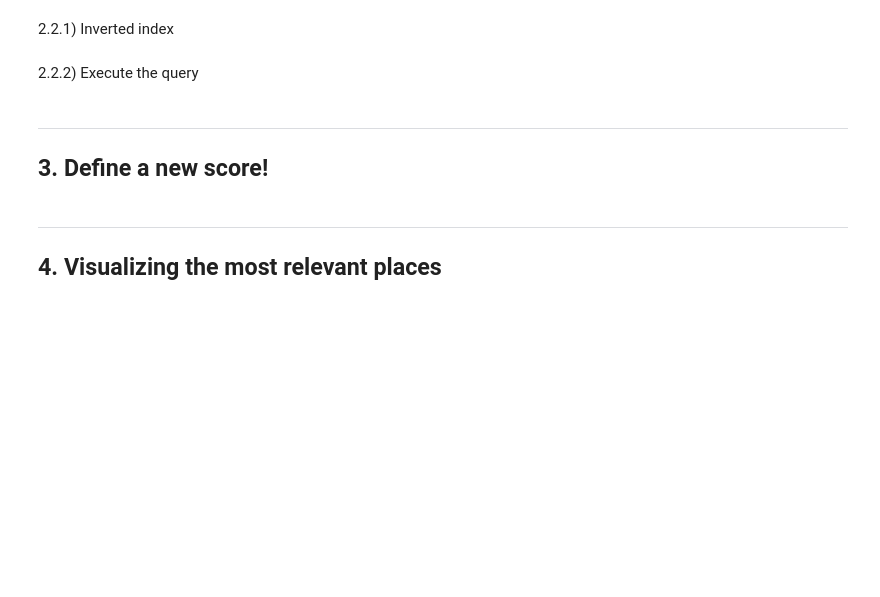
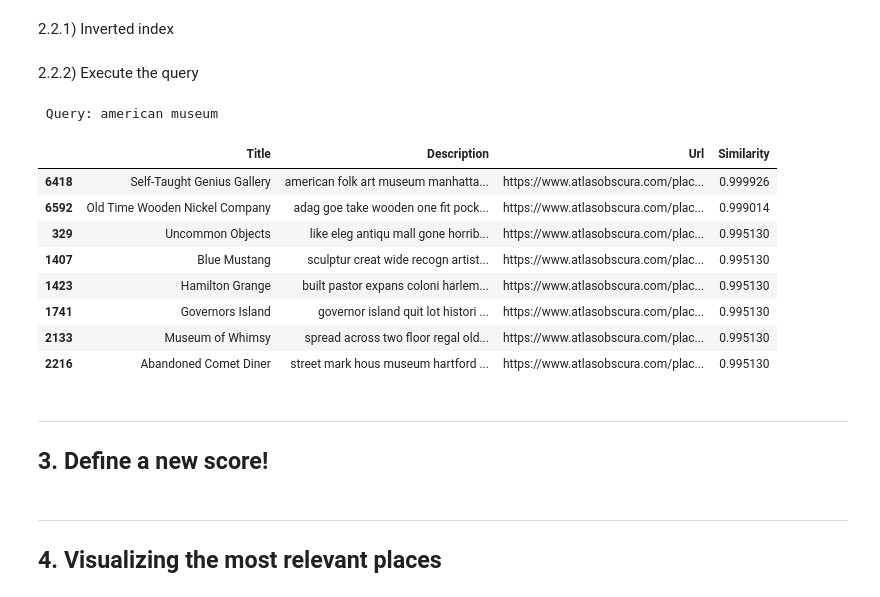
Before and after one commit to Matteo-Candi/ADM_HW3, a Jupyter notebook: main.ipynb, the cells around one changed output. Drawn from its saved outputs; the diff is of its cells as text; code cells hidden in the pictures; blank space fills up the shorter version.

```diff
--- a/main.ipynb
+++ b/main.ipynb
@@ -297,5 +299,27 @@ search_engine_1(df, 'american museum')
 ### 2.2. Conjunctive query & Ranking score
 # %% [markdown]
 2.2.1) Inverted index
+# %%
+df = pd.read_csv('locations_data.tsv', sep='\t')
+data = df.placeDesc
+
+tfidf_vectorizer = TfidfVectorizer(use_idf=True)
+tfidf_vectorizer_vectors = tfidf_vectorizer.fit_transform(data).todense()
+
+vocabulary = tfidf_vectorizer.vocabulary_
+ifidf_table = pd.DataFrame(tfidf_vectorizer_vectors)
+n, m = ifidf_table.shape
+# %%
+inverted_index_2 = {}
+for word in tqdm(range(m)):
+    inverted_index_2[word] = [(doc, ifidf_table[word].loc[doc]) for doc in range(n) if ifidf_table[word].loc[doc] != 0]
+
+# we have saved in and external file the inverted_index_1 to not compute it everytime. We import the dictionary in the function below
 # %% [markdown]
 2.2.2) Execute the query
+# %%
+# creating the function to compute the cosine similarity between the query and the documents
+
+def cosine_similarity(q, d):
+    value = np.dot(q, d) / (norm(q) * norm(d))
+    return value.item()
@@ -302,3 +367,20 @@ search_engine_1(df, 'american museum')
+# %%
+# using this second search engine we get as results the k-top best much to our query based on cosine similarity.
+# If the there is more than one match with same value of this score we ordered the results by their index
+# (following the order of the website)
+
+search_engine_2(df, 'american museum', 8)
+# %% [output]
+ Query: american museum
+|  | Title | Description | Url | Similarity |
+| 6418 | Self-Taught Genius Gallery | american folk art museum manhatta... | https://www.atlasobscura.com/plac... | 0.999926 |
+| 6592 | Old Time Wooden Nickel Company | adag goe take wooden one fit pock... | https://www.atlasobscura.com/plac... | 0.999014 |
+| 329 | Uncommon Objects | like eleg antiqu mall gone horrib... | https://www.atlasobscura.com/plac... | 0.995130 |
+| 1407 | Blue Mustang | sculptur creat wide recogn artist... | https://www.atlasobscura.com/plac... | 0.995130 |
+| 1423 | Hamilton Grange | built pastor expans coloni harlem... | https://www.atlasobscura.com/plac... | 0.995130 |
+| 1741 | Governors Island | governor island quit lot histori ... | https://www.atlasobscura.com/plac... | 0.995130 |
+| 2133 | Museum of Whimsy | spread across two floor regal old... | https://www.atlasobscura.com/plac... | 0.995130 |
+| 2216 | Abandoned Comet Diner | street mark hous museum hartford ... | https://www.atlasobscura.com/plac... | 0.995130 |
 # %% [markdown]
 ---
 ## **3. Define a new score!**
```
Also changed, not shown: parts of 3 cells of this notebook.
